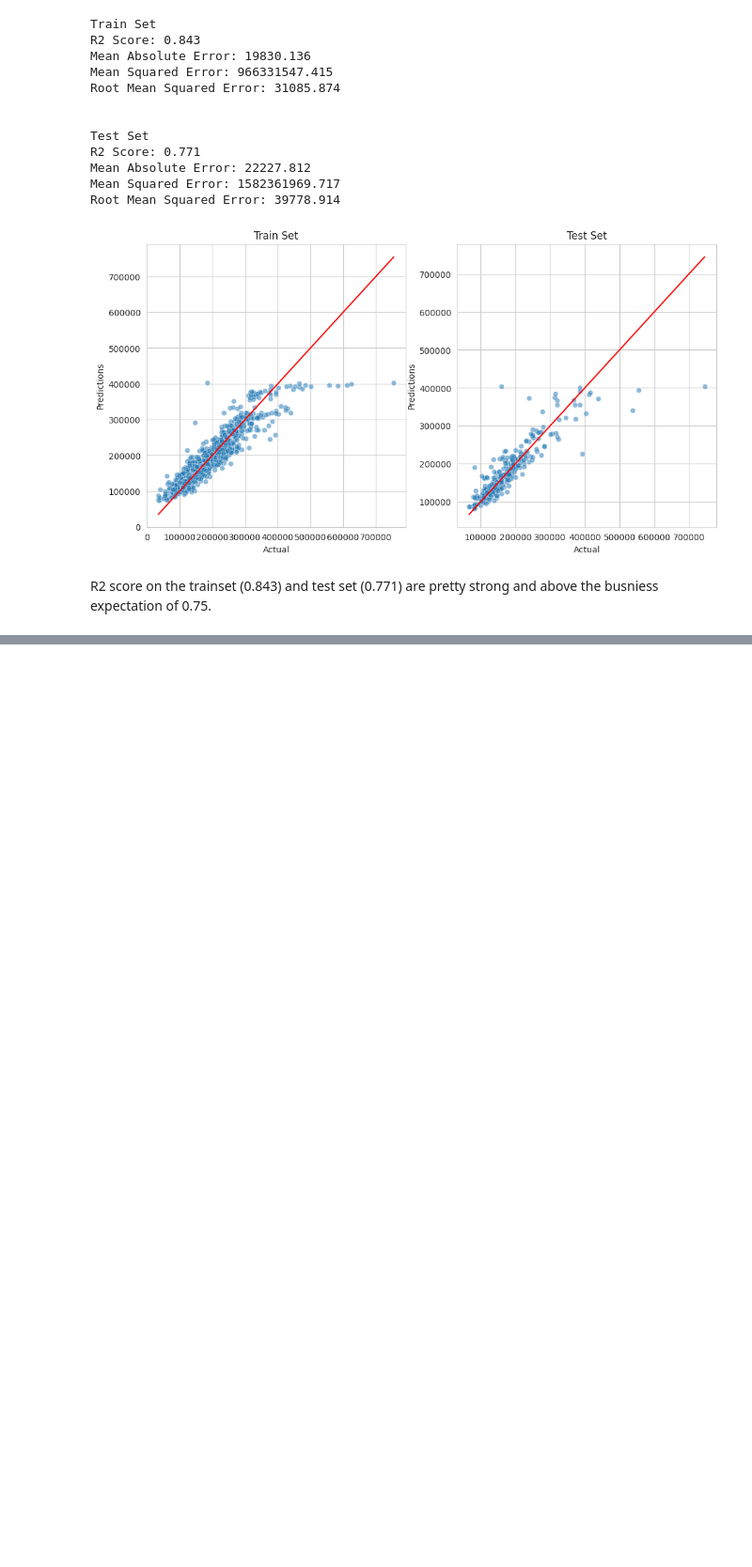
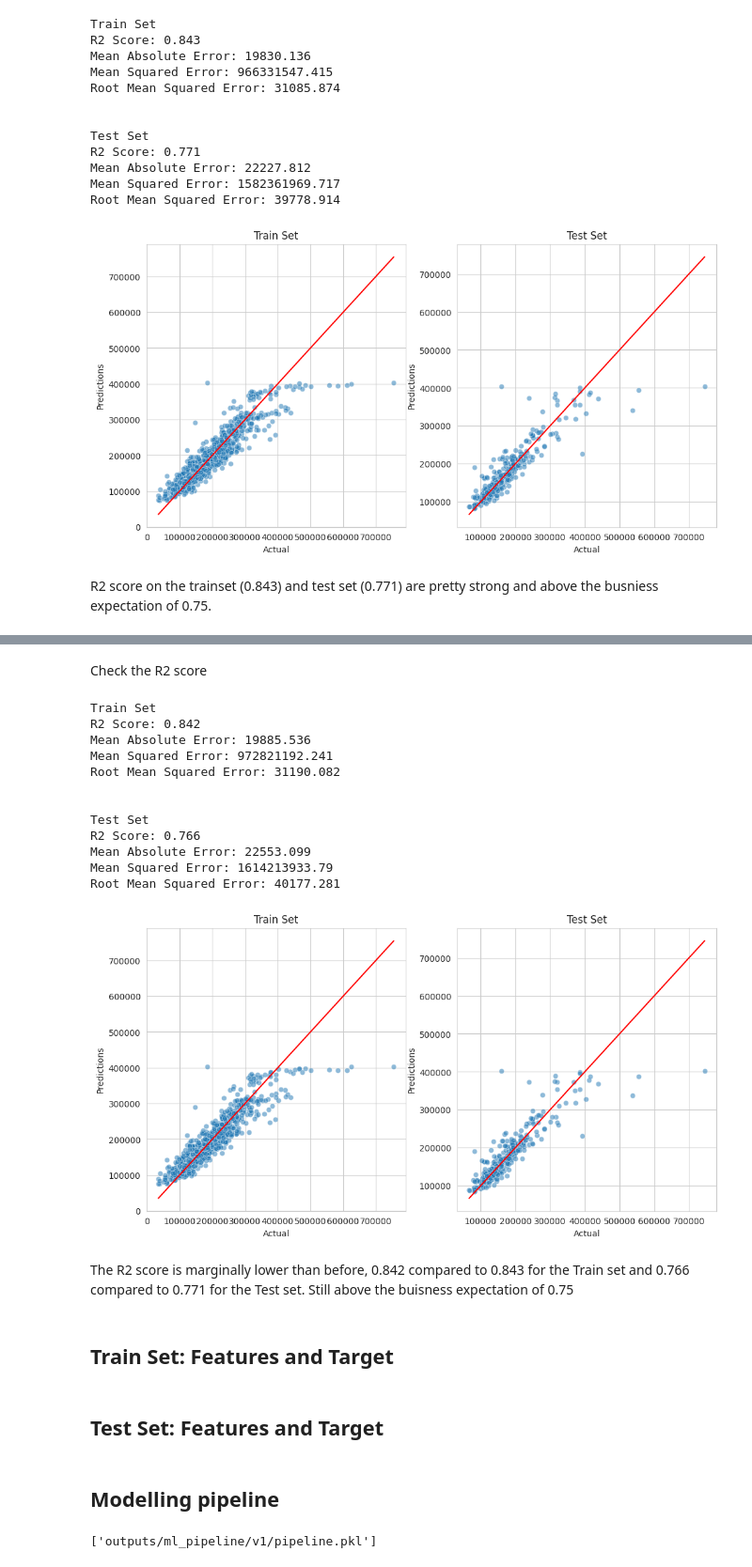
Before and after one commit to dvudd/CI_PP5, a Jupyter notebook: jupyter_notebooks/05 - ModelingAndEvaluation.ipynb, the cells around one changed output, grey strips where cells are left out. Shown at 94% size. Drawn from its saved outputs; the diff is of its cells as text; code cells hidden in the pictures; blank space fills up the shorter version.

```diff
--- a/jupyter_notebooks/05 - ModelingAndEvaluation.ipynb
+++ b/jupyter_notebooks/05 - ModelingAndEvaluation.ipynb
@@ -485,0 +534,3 @@ R2 score on the trainset (0.843) and test set (0.771) are pretty strong and abov
+# %%
+search = HyperparameterOptimizationSearch(models=models_search, params=params_search)
+search.fit(x_train, y_train, scoring = 'r2', n_jobs=-1, cv=5)
@@ -485,0 +543,3 @@ R2 score on the trainset (0.843) and test set (0.771) are pretty strong and abov
+# %%
+grid_search_summary, grid_search_pipelines = search.score_summary(sort_by='mean_score')
+grid_search_summary
@@ -485,0 +566,3 @@ R2 score on the trainset (0.843) and test set (0.771) are pretty strong and abov
+# %%
+best_model = grid_search_summary.iloc[0,0]
+best_model
@@ -485,0 +571,3 @@ R2 score on the trainset (0.843) and test set (0.771) are pretty strong and abov
+# %%
+best_pipeline_regressor = grid_search_pipelines[best_model].best_estimator_
+best_pipeline_regressor
@@ -485,0 +587,24 @@ R2 score on the trainset (0.843) and test set (0.771) are pretty strong and abov
+# %% [markdown]
+Check the R2 score
+# %%
+regression_performance(x_train, y_train, x_test, y_test,best_pipeline_regressor)
+regression_evaluation_plots(x_train, y_train, x_test, y_test, best_pipeline_regressor)
+# %% [output]
+Train Set
+R2 Score: 0.842
+Mean Absolute Error: 19885.536
+Mean Squared Error: 972821192.241
+Root Mean Squared Error: 31190.082
+
+
+Test Set
+R2 Score: 0.766
+Mean Absolute Error: 22553.099
+Mean Squared Error: 1614213933.79
+Root Mean Squared Error: 40177.281
+[figure, added]
+# %% [markdown]
+The R2 score is marginally lower than before, 0.842 compared to 0.843 for the Train set and 0.766 compared to 0.771 for the Test set.
+Still above the buisness expectation of 0.75
+# %% [markdown]
+## Train Set: Features and Target
@@ -485,0 +614,2 @@ R2 score on the trainset (0.843) and test set (0.771) are pretty strong and abov
+# %% [markdown]
+## Test Set: Features and Target
@@ -485,0 +619,7 @@ R2 score on the trainset (0.843) and test set (0.771) are pretty strong and abov
+# %% [markdown]
+## Modelling pipeline
+# %%
+pipeline
+joblib.dump(value=pipeline, filename=f"{file_path}/pipeline.pkl")
+# %% [output]
+['outputs/ml_pipeline/v1/pipeline.pkl']
```
Also changed, not shown: parts of 31 cells of this notebook, 7 other files.
